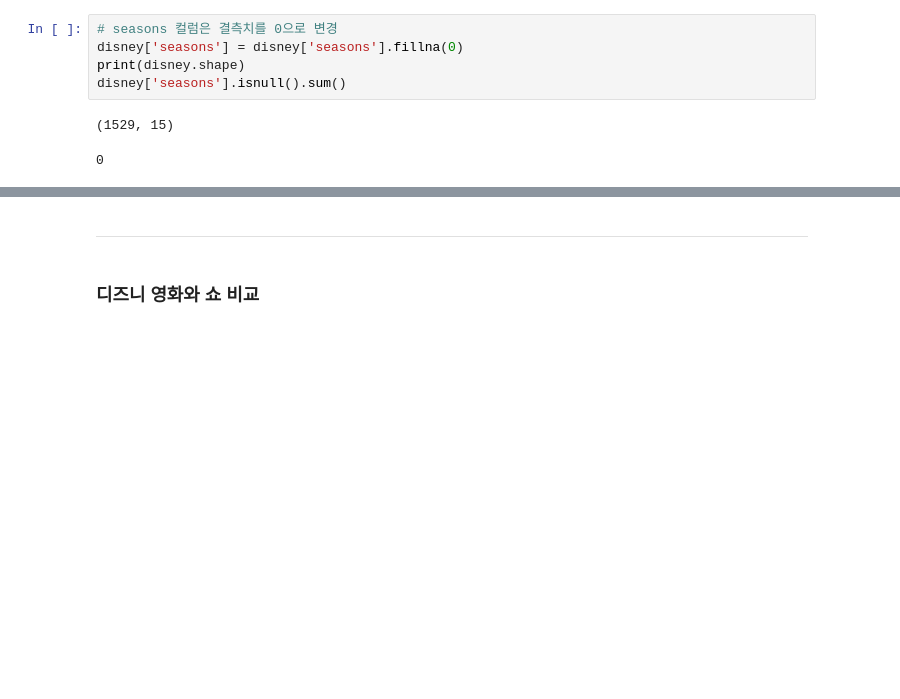
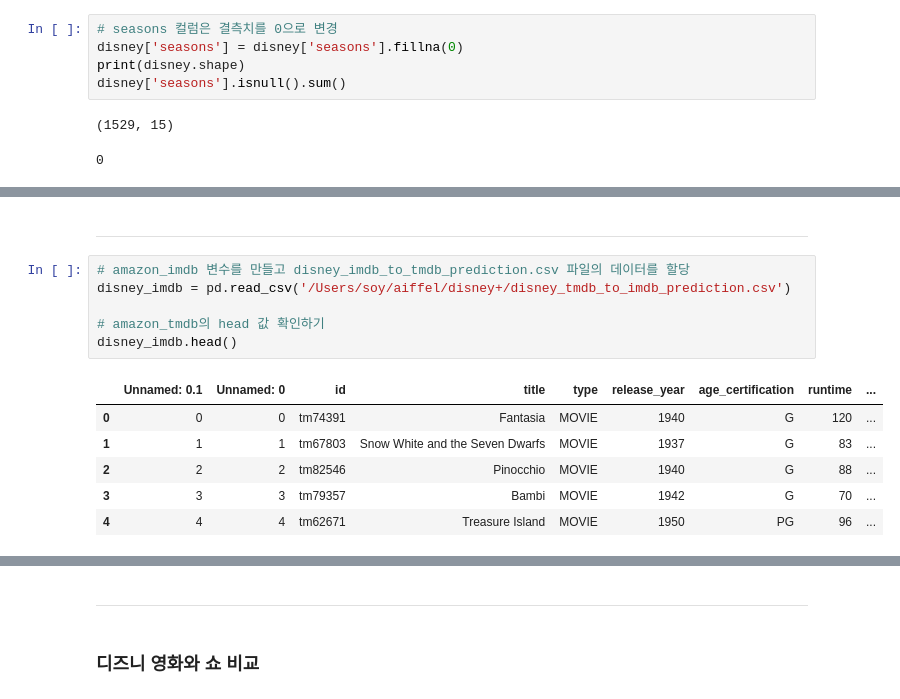
Before and after one commit to soy53/Datathon_ott, a Jupyter notebook: Disney_1st.ipynb, the cells around one changed output, grey strips where cells are left out. Drawn from its saved outputs; the diff is of its cells as text; blank space fills up the shorter version.

```diff
--- a/Disney_1st.ipynb
+++ b/Disney_1st.ipynb
@@ -545,0 +546,15 @@ plt.show()
+# %% [markdown]
+----------
+# %%
+# amazon_imdb 변수를 만들고 disney_imdb_to_tmdb_prediction.csv 파일의 데이터를 할당
+disney_imdb = pd.read_csv('/Users/soy/aiffel/disney+/disney_tmdb_to_imdb_prediction.csv')
+
+# amazon_tmdb의 head 값 확인하기
+disney_imdb.head()
+# %% [output]
+|  | Unnamed: 0.1 | Unnamed: 0 | id | title | type | release_year | age_certification | runtime | ... |
+| 0 | 0 | 0 | tm74391 | Fantasia | MOVIE | 1940 | G | 120 | ... |
+| 1 | 1 | 1 | tm67803 | Snow White and the Seven Dwarfs | MOVIE | 1937 | G | 83 | ... |
+| 2 | 2 | 2 | tm82546 | Pinocchio | MOVIE | 1940 | G | 88 | ... |
+| 3 | 3 | 3 | tm79357 | Bambi | MOVIE | 1942 | G | 70 | ... |
+| 4 | 4 | 4 | tm62671 | Treasure Island | MOVIE | 1950 | PG | 96 | ... |
```
Also changed, not shown: parts of 47 cells of this notebook.
